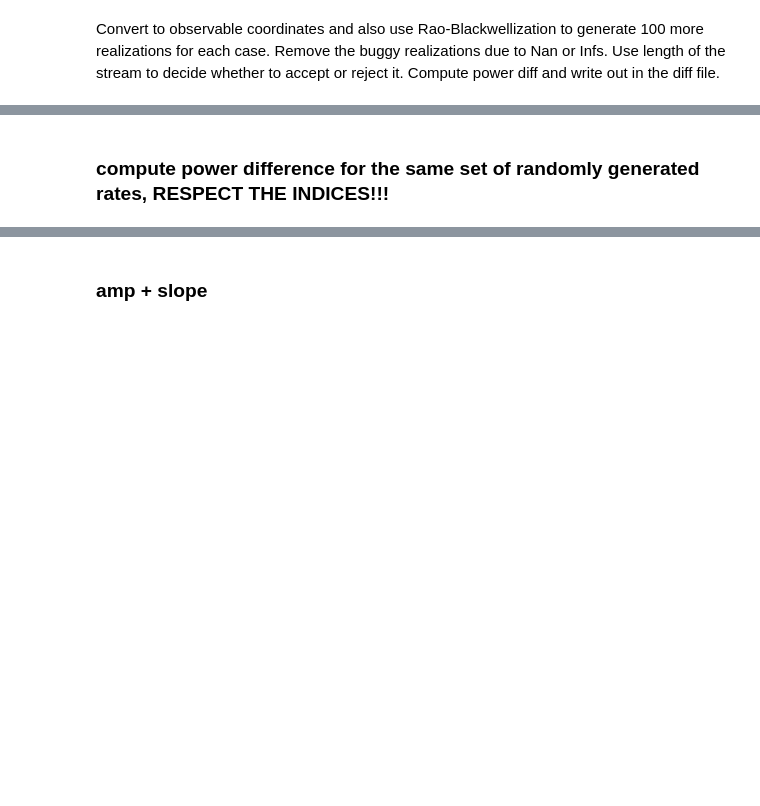
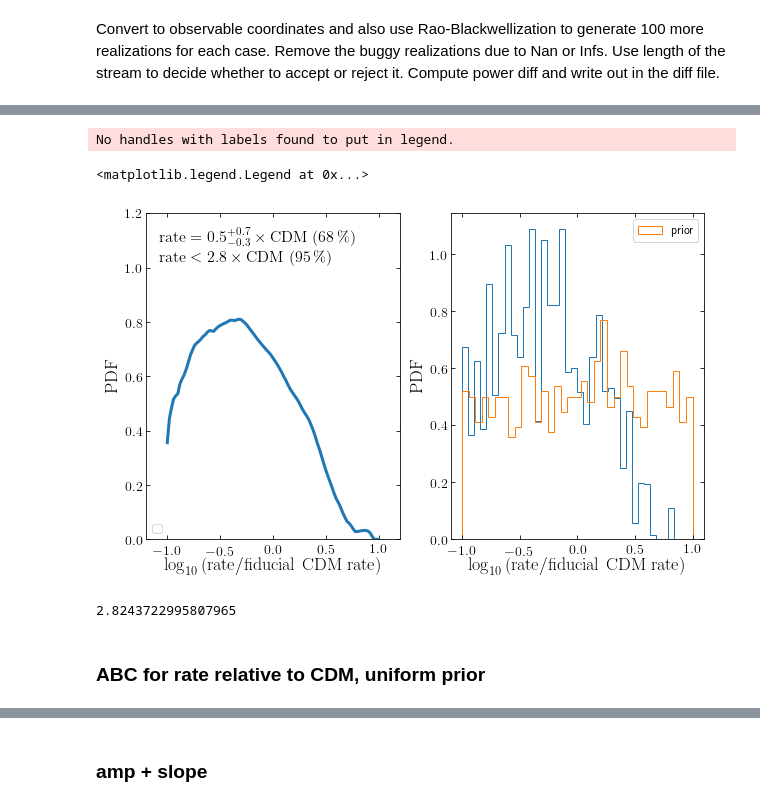
Before and after one commit to nbanik/Analyze_GD-1, a Jupyter notebook: ABC.ipynb, the cells around one changed output, grey strips where cells are left out. Saved outputs shown, nothing was run; the diff lists cells and outputs as text; code cells hidden in the pictures; blank space fills up the shorter version.

```diff
--- a/ABC.ipynb
+++ b/ABC.ipynb
@@ -494,17 +1102,32 @@ plt.show()
 # %%
 bovy_plot.bovy_print(axes_labelsize=18.,xtick_labelsize=14.,ytick_labelsize=14.)
-figsize(6.,6.)
+figsize(10,6)
 cmap= cm.plasma
-
-plot_rate_pdf(accepted_rate,add_limits=True,scale=1.)
-title(arm)
+subplot(1,2,1)
+plot_pdf(accepted_rate,dat_type='rate',add_68peak_95up=True,add_95up=False,add_95low=False,kernel_width=0.6,label=r'',overplot=True)
 xlabel(r'$\log_{10}\left(\mathrm{rate}/\mathrm{fiducial\ CDM\ rate}\right)$')
 ylabel(r'$\mathrm{PDF}$')
-xlim(-1.3,1.3)
-ylim(0.,1.3)
-#savefig("{}_bar_spiral_posterior.pdf".format(arm))
+xlim(-1.2,1.2)
+ylim(0.,1.2)
+
+subplot(1,2,2)
+plt.hist(accepted_rate,bins=35,density=True,histtype='step')
+plt.hist(rate_all,bins=35,density=True,histtype='step',label='prior')
+plt.savefig('hist_lognormal1sigmarate_hist_prior_posterior.pdf')
+xlabel(r'$\log_{10}\left(\mathrm{rate}/\mathrm{fiducial\ CDM\ rate}\right)$')
+ylabel(r'$\mathrm{PDF}$')
+legend(loc='upper right')
+#savefig("ABC_posterior_lognormal_1sigma rate_margTage.pdf")
+# %% [output]
+No handles with labels found to put in legend.
+<matplotlib.legend.Legend at 0x...>
+[figure, added]
-# %% [markdown]
-### compute power difference for the same set of randomly generated rates, RESPECT THE INDICES!!!
+# %%
+print (10**(np.percentile(accepted_rate,q=95,interpolation='midpoint')))
+# %% [output]
+2.8243722995807965
+# %% [markdown]
+### ABC for rate relative to CDM, uniform prior
 # %%
 def compute_power_diff_samerate(dir='dens_Omega/ABC_sims_samerate/',Nbatch=20,Nind=50,len_threshold=0.2,barspiral=False,RaoblackwellizeN=100):
 
```
Also changed, not shown: parts of 70 cells of this notebook, 1 other file.
